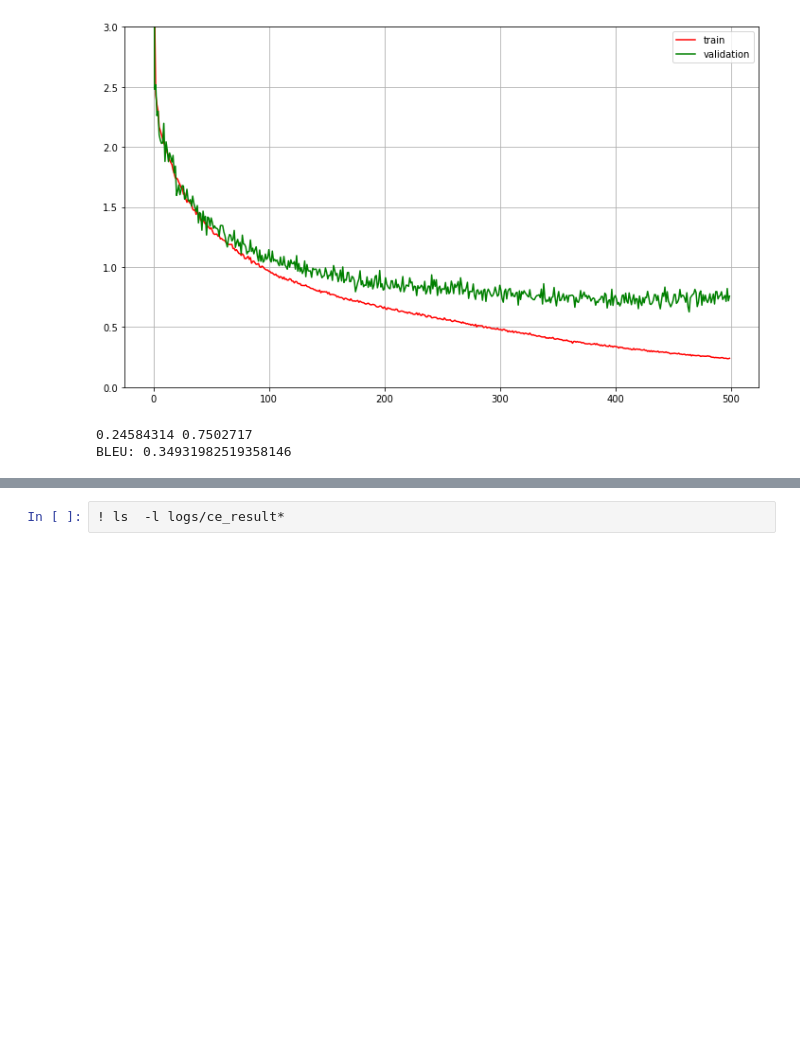
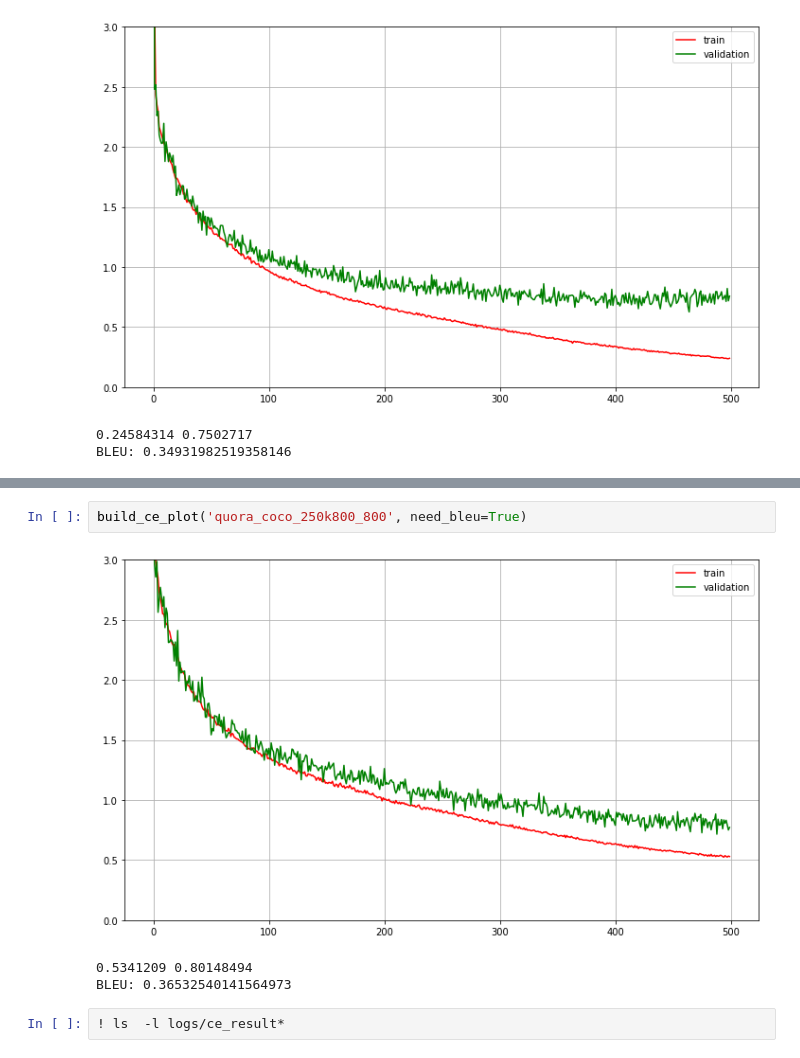
Before and after one commit to ale3otik/paraphrases-generator, a Jupyter notebook: plotter.ipynb, the cells around one changed output, grey strips where cells are left out. Saved outputs shown, nothing was run; the diff lists cells and outputs as text; blank space fills up the shorter version.

```diff
--- a/plotter.ipynb
+++ b/plotter.ipynb
@@ -123,3 +133,9 @@ build_ce_plot('quora_coco_250kit_600_800', need_bleu=True)
+# %%
+build_ce_plot('quora_coco_250k800_800', need_bleu=True)
+# %% [output]
+[figure, added]
+0.5341209 0.80148494
+BLEU: 0.36532540141564973
 # %%
 ! ls  -l logs/ce_result*
 # %% [output]
```
Also changed, not shown: parts of 2 cells of this notebook.
